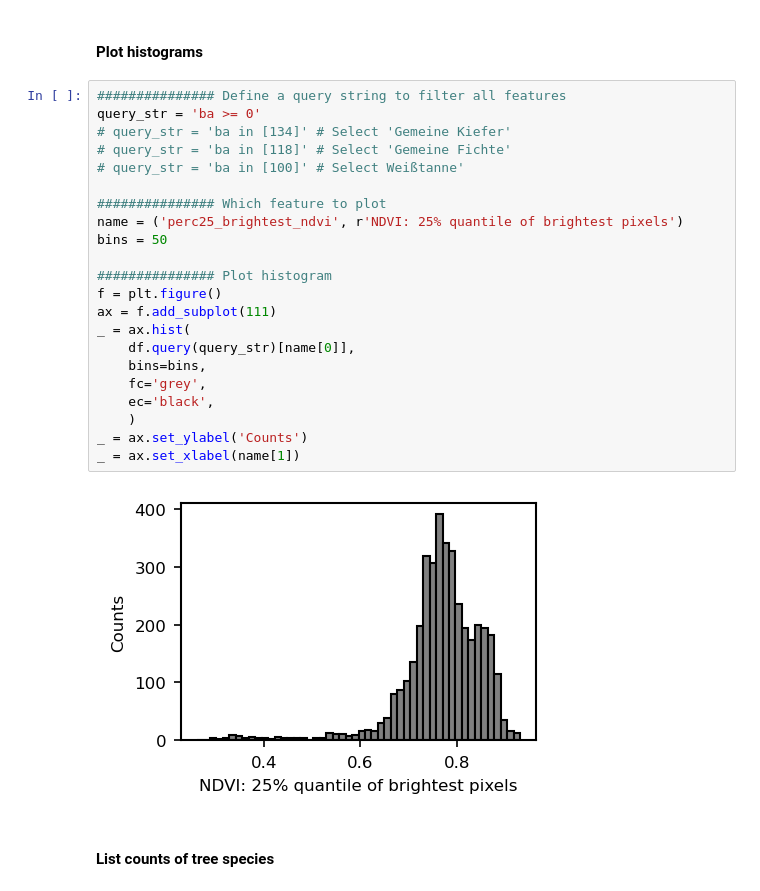
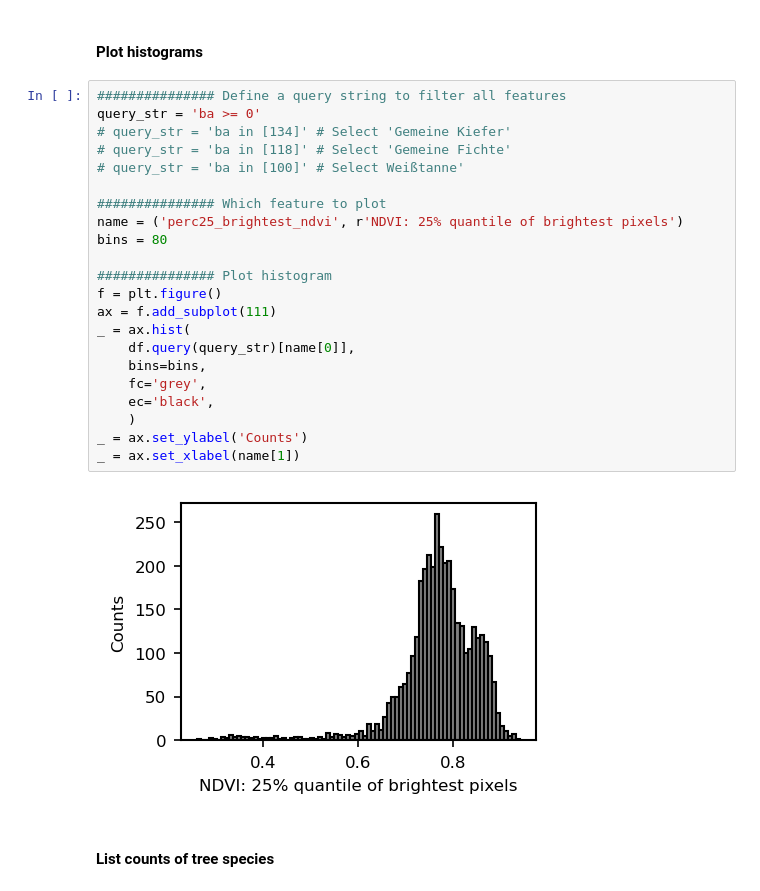
Before and after one commit to FlorianStehr/findatree, a Jupyter notebook: scripts/compare/features_terrestrial_vs_photometric.ipynb, the cells around one changed output. Saved outputs shown, nothing was run; the diff lists cells and outputs as text.

```diff
--- a/scripts/compare/features_terrestrial_vs_photometric.ipynb
+++ b/scripts/compare/features_terrestrial_vs_photometric.ipynb
@@ -70,27 +65,27 @@ memory usage: 3.1+ MB
 # %%
 ############### Define a query string to filter all features
 query_str = 'ba >= 0'
 # query_str = 'ba in [134]' # Select 'Gemeine Kiefer'
 # query_str = 'ba in [118]' # Select 'Gemeine Fichte'
 # query_str = 'ba in [100]' # Select Weißtanne'
 
 ############### Which feature to plot
 name = ('perc25_brightest_ndvi', r'NDVI: 25% quantile of brightest pixels')
-bins = 50
+bins = 80
 
 ############### Plot histogram
 f = plt.figure()
 ax = f.add_subplot(111)
 _ = ax.hist(
     df.query(query_str)[name[0]],
     bins=bins,
     fc='grey',
     ec='black',
     )
 _ = ax.set_ylabel('Counts')
 _ = ax.set_xlabel(name[1])
 # %% [output]
-[figure, old version]
+[figure, new version]
 # %% [markdown]
 #### List counts of tree species
 # %%
```
Also changed, not shown: parts of 5 cells of this notebook, 3 other files.
